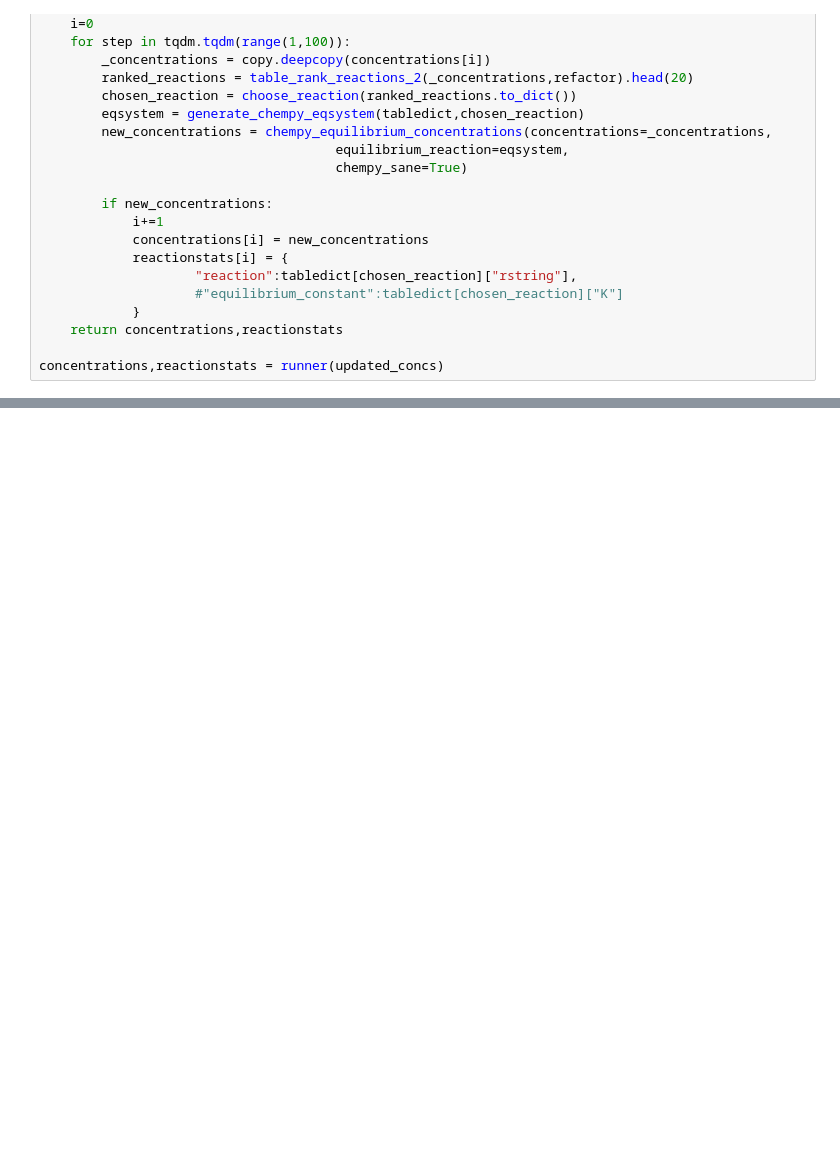
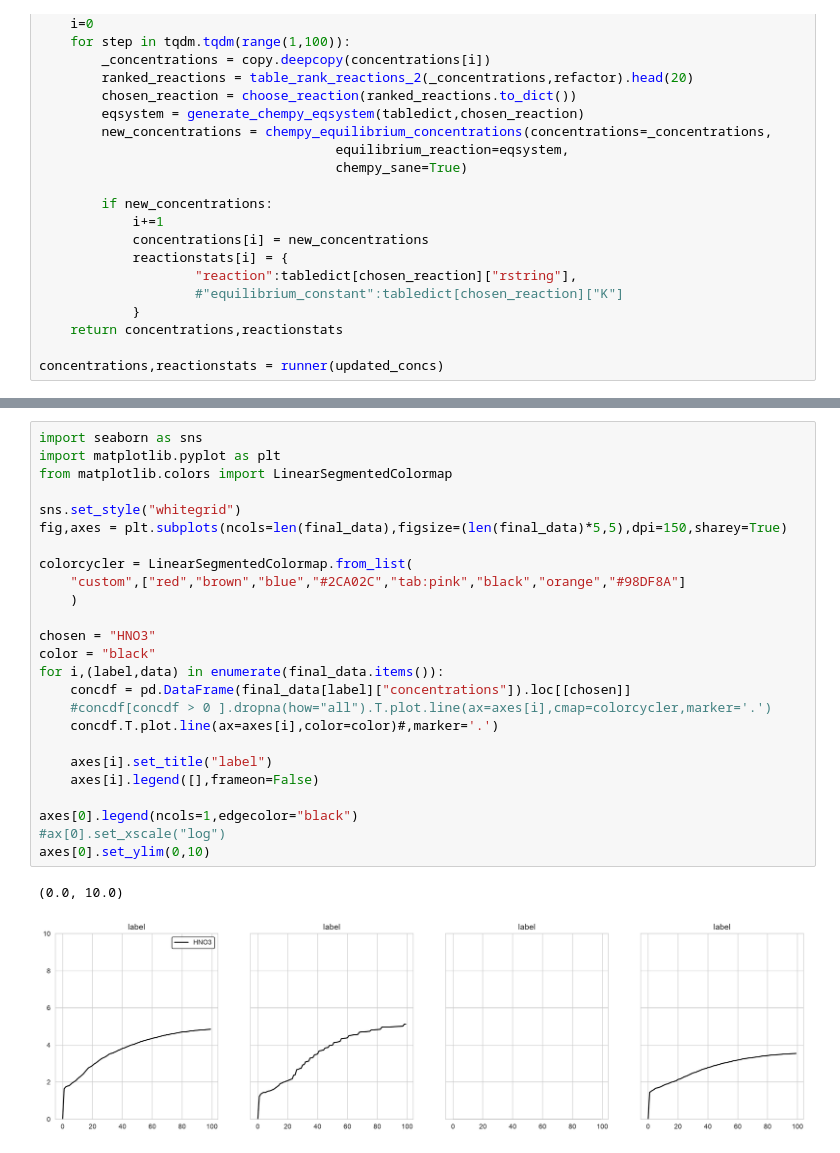
Before and after one commit to badw/arcs, a Jupyter notebook: examples/table_sandbox.ipynb, the cells around one changed output, grey strips where cells are left out. Saved outputs shown, nothing was run; the diff lists cells and outputs as text; blank space fills up the shorter version.

```diff
--- a/examples/table_sandbox.ipynb
+++ b/examples/table_sandbox.ipynb
@@ -473,0 +757,28 @@ pd.DataFrame(reactionstats).T
+# %%
+import seaborn as sns
+import matplotlib.pyplot as plt
+from matplotlib.colors import LinearSegmentedColormap
+
+sns.set_style("whitegrid")
+fig,axes = plt.subplots(ncols=len(final_data),figsize=(len(final_data)*5,5),dpi=150,sharey=True)
+
+colorcycler = LinearSegmentedColormap.from_list(
+    "custom",["red","brown","blue","#2CA02C","tab:pink","black","orange","#98DF8A"]
+    )
+
+chosen = "HNO3"
+color = "black"
+for i,(label,data) in enumerate(final_data.items()):
+    concdf = pd.DataFrame(final_data[label]["concentrations"]).loc[[chosen]]
+    #concdf[concdf > 0 ].dropna(how="all").T.plot.line(ax=axes[i],cmap=colorcycler,marker='.')
+    concdf.T.plot.line(ax=axes[i],color=color)#,marker='.')
+
+    axes[i].set_title("label")
+    axes[i].legend([],frameon=False)
+
+axes[0].legend(ncols=1,edgecolor="black")
+#ax[0].set_xscale("log")
+axes[0].set_ylim(0,10)
+# %% [output]
+(0.0, 10.0)
+[figure, added]
```
Also changed, not shown: parts of 18 cells of this notebook.
